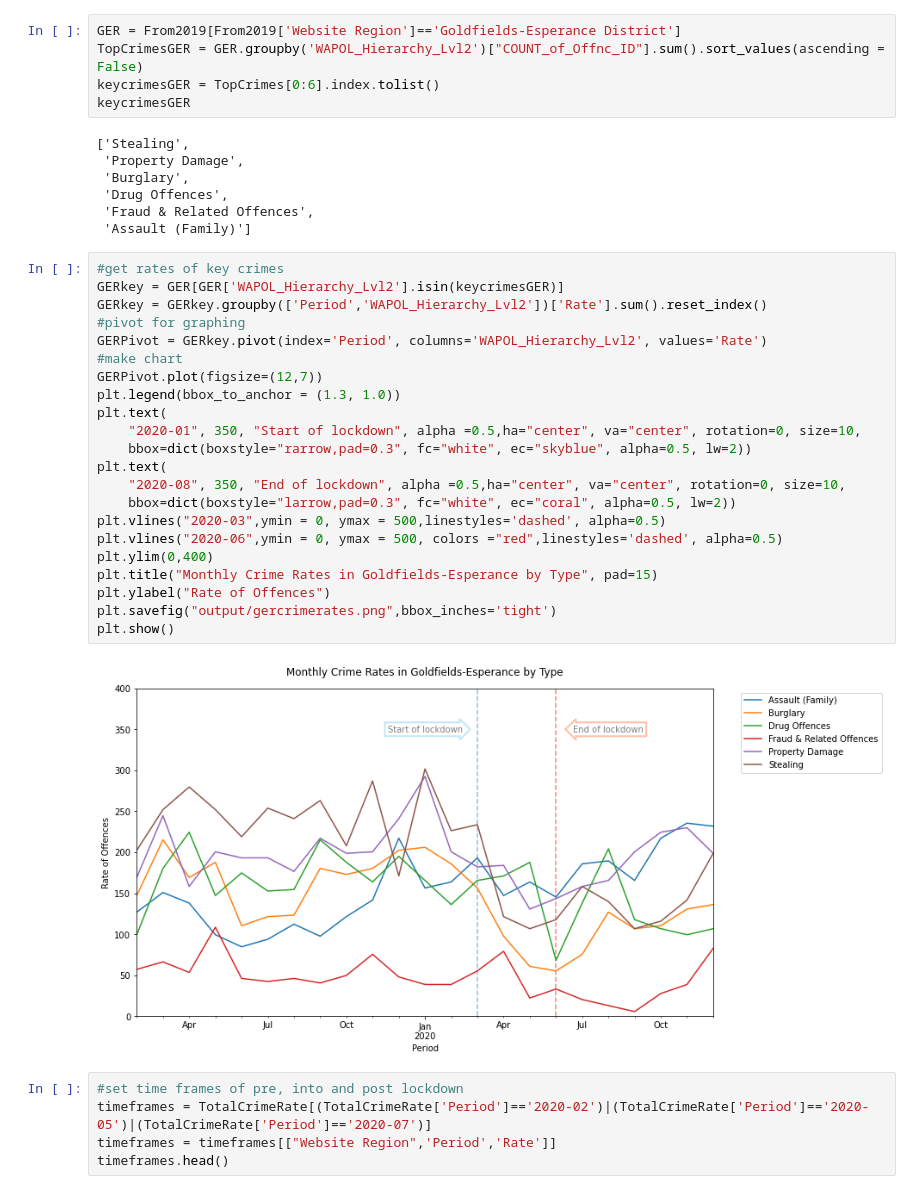
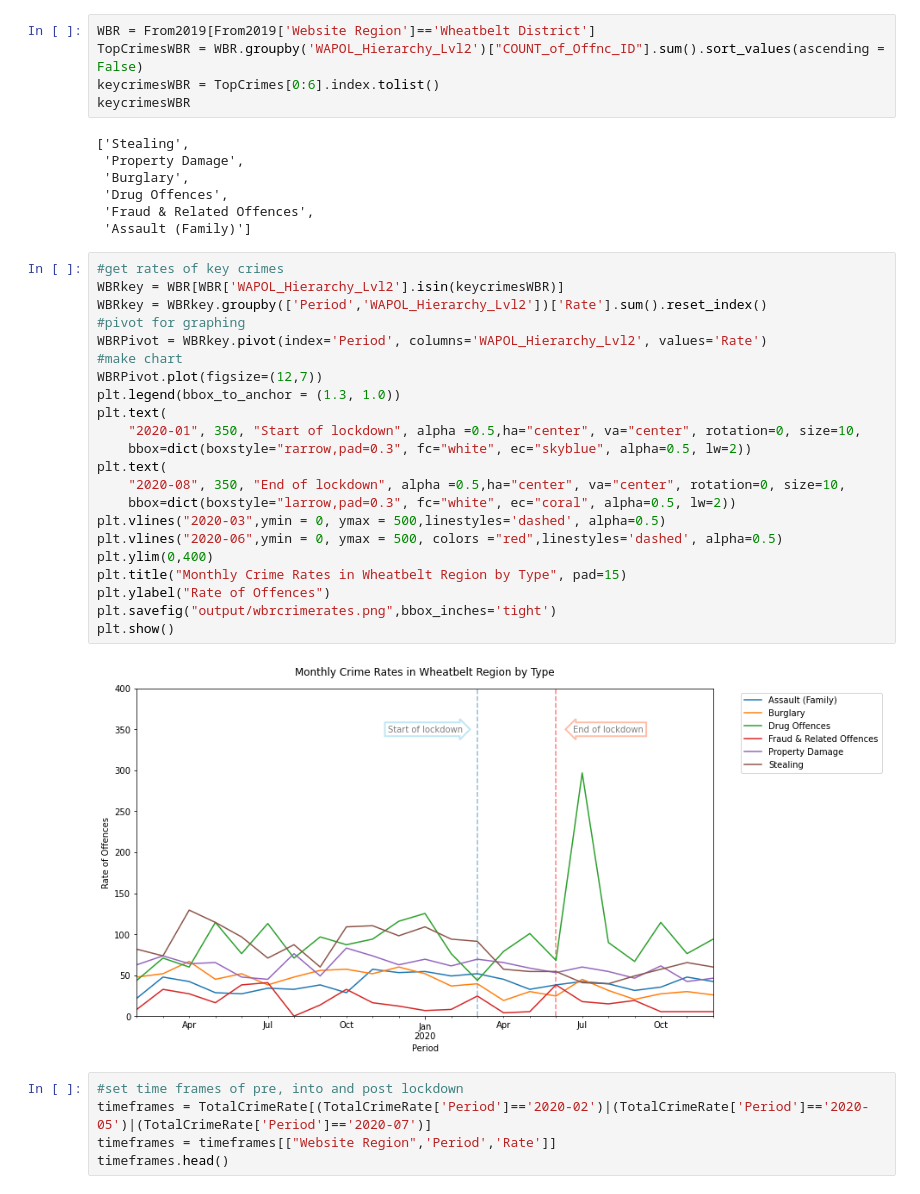
Before and after one commit to FernB/WACrimeRatesCovid19, a Jupyter notebook: WA Crime Rates.ipynb, the cells around one changed output. Cells and saved outputs as stored; diff of their text form.

```diff
--- a/WA Crime Rates.ipynb
+++ b/WA Crime Rates.ipynb
@@ -157,10 +218,10 @@ plt.show()
 # %% [output]
 [figure]
 # %%
-GER = From2019[From2019['Website Region']=='Goldfields-Esperance District']
-TopCrimesGER = GER.groupby('WAPOL_Hierarchy_Lvl2')["COUNT_of_Offnc_ID"].sum().sort_values(ascending = False)
-keycrimesGER = TopCrimes[0:6].index.tolist()
-keycrimesGER
+WBR = From2019[From2019['Website Region']=='Wheatbelt District']
+TopCrimesWBR = WBR.groupby('WAPOL_Hierarchy_Lvl2')["COUNT_of_Offnc_ID"].sum().sort_values(ascending = False)
+keycrimesWBR = TopCrimes[0:6].index.tolist()
+keycrimesWBR
 # %% [output]
 ['Stealing',
  'Property Damage',
@@ -170,28 +231,28 @@ keycrimesGER
  'Assault (Family)']
 # %%
 #get rates of key crimes
-GERkey = GER[GER['WAPOL_Hierarchy_Lvl2'].isin(keycrimesGER)]
-GERkey = GERkey.groupby(['Period','WAPOL_Hierarchy_Lvl2'])['Rate'].sum().reset_index()
+WBRkey = WBR[WBR['WAPOL_Hierarchy_Lvl2'].isin(keycrimesWBR)]
+WBRkey = WBRkey.groupby(['Period','WAPOL_Hierarchy_Lvl2'])['Rate'].sum().reset_index()
 #pivot for graphing
-GERPivot = GERkey.pivot(index='Period', columns='WAPOL_Hierarchy_Lvl2', values='Rate')
+WBRPivot = WBRkey.pivot(index='Period', columns='WAPOL_Hierarchy_Lvl2', values='Rate')
 #make chart
-GERPivot.plot(figsize=(12,7))
+WBRPivot.plot(figsize=(12,7))
 plt.legend(bbox_to_anchor = (1.3, 1.0))
 plt.text(
     "2020-01", 350, "Start of lockdown", alpha =0.5,ha="center", va="center", rotation=0, size=10,
     bbox=dict(boxstyle="rarrow,pad=0.3", fc="white", ec="skyblue", alpha=0.5, lw=2))
 plt.text(
     "2020-08", 350, "End of lockdown", alpha =0.5,ha="center", va="center", rotation=0, size=10,
     bbox=dict(boxstyle="larrow,pad=0.3", fc="white", ec="coral", alpha=0.5, lw=2))
 plt.vlines("2020-03",ymin = 0, ymax = 500,linestyles='dashed', alpha=0.5)
 plt.vlines("2020-06",ymin = 0, ymax = 500, colors ="red",linestyles='dashed', alpha=0.5)
 plt.ylim(0,400)
-plt.title("Monthly Crime Rates in Goldfields-Esperance by Type", pad=15)
+plt.title("Monthly Crime Rates in Wheatbelt Region by Type", pad=15)
 plt.ylabel("Rate of Offences")
-plt.savefig("output/gercrimerates.png",bbox_inches='tight')
+plt.savefig("output/wbrcrimerates.png",bbox_inches='tight')
 plt.show()
 # %% [output]
-[figure, old version]
+[figure, new version]
 # %%
 #set time frames of pre, into and post lockdown
 timeframes = TotalCrimeRate[(TotalCrimeRate['Period']=='2020-02')|(TotalCrimeRate['Period']=='2020-05')|(TotalCrimeRate['Period']=='2020-07')]
```
Also changed, not shown: parts of 6 cells of this notebook, 5 other files.
